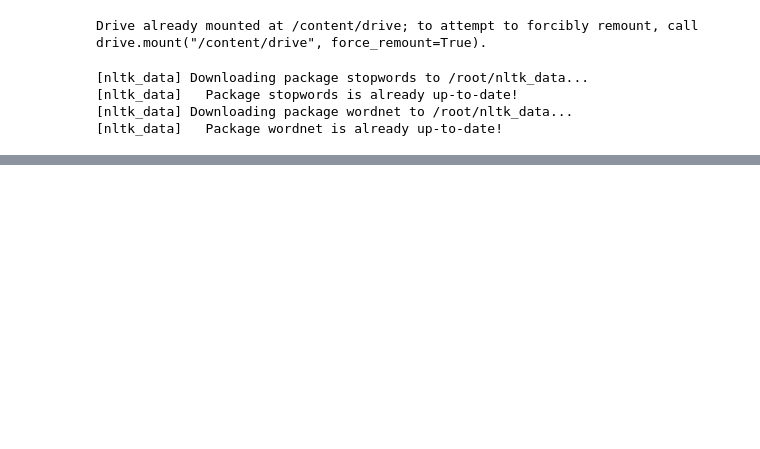
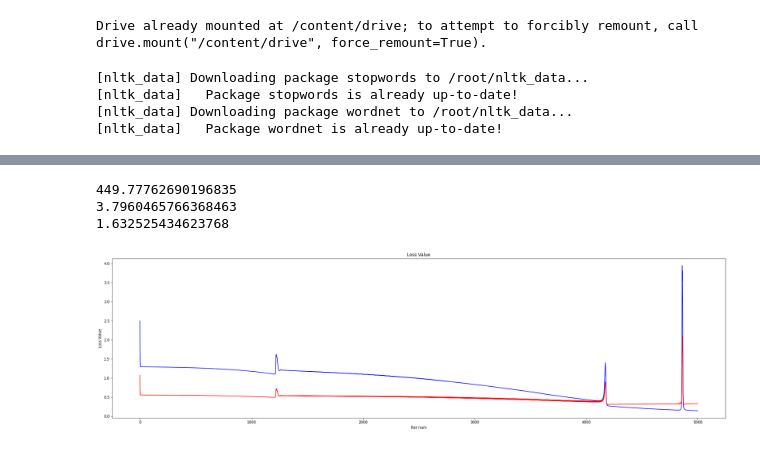
Before and after one commit to RyuJaesang/MachineLearing, a Jupyter notebook: assignment11/MachineLearningAssignment11.ipynb, the cells around one changed output, grey strips where cells are left out. Cells and saved outputs as stored; diff of their text form; code cells hidden in the pictures; blank space fills up the shorter version.

```diff
--- a/assignment11/MachineLearningAssignment11.ipynb
+++ b/assignment11/MachineLearningAssignment11.ipynb
@@ -86,13 +92,13 @@ testLabel.shape
 # %%
 # Initialize uMatrix, vMatrix, wMatrix
 
-# uMatrix = np.random.randn(300, 1500) * np.sqrt(np.sqrt(1/1500))
-# vMatrix = np.random.randn(50, 300) * np.sqrt(np.sqrt(1/300))
-# wMatrix = np.random.randn(2, 50) * np.sqrt(np.sqrt(1/50))
+uMatrix = np.random.randn(300, 1500) * np.sqrt(np.sqrt(1/1500))
+vMatrix = np.random.randn(50, 300) * np.sqrt(np.sqrt(1/300))
+wMatrix = np.random.randn(2, 50) * np.sqrt(np.sqrt(1/50))
 
-uMatrix = np.random.normal(0, 1, size=(300, 1500))
-vMatrix = np.random.normal(0, 1, size=(50, 300))
-wMatrix = np.random.normal(0, 1, size=(2, 50))
+# uMatrix = np.random.normal(0, 1, size=(300, 1500))
+# vMatrix = np.random.normal(0, 1, size=(50, 300))
+# wMatrix = np.random.normal(0, 1, size=(2, 50))
 
 thetaSize = (300 * 1500) + (50 * 300) + (2 * 50)
 
@@ -187,7 +207,7 @@ def forwardPropogation():
 
 
 
-learningRate = 0.007
+learningRate = 0.1
 
 def backPropogation():
   global uMatrix, biasU, vMatrix, biasV, wMatrix, biasW
@@ -205,11 +225,15 @@ def learning():
   forwardPropogation()
   backPropogation()
 # %%
-regularizeLamda = 0.0005
+regularizeLamda = 0.005
 learning()
 print(np.sum(yTestMatrix))
 print(loss)
 print(lossTest)
+# %% [output]
+449.77762690196835
+3.7960465766368463
+1.632525434623768
 # %%
 # Learning
 epoch = 5000
@@ -245,3 +269,17 @@ for i in range(epoch):
     print("Accuracy : " + str(accuracyRate))
     print("test Accuracy : " + str(testAccuracyRate))
     print("-----------------------------------------")
+# %%
+# Visualize of Loss Value
+import matplotlib.pyplot as plt
+
+plt.figure(figsize=(30, 8))
+plt.plot(range(len(lossList)), lossList, c='b')
+plt.plot(range(len(lossTestList)), lossTestList, c='r')
+
+plt.title('Loss Value')
+plt.xlabel('Iter num')
+plt.ylabel('Loss Value')
+plt.show()
+# %% [output]
+[figure, added]
```
Also changed, not shown: parts of 4 cells of this notebook.
